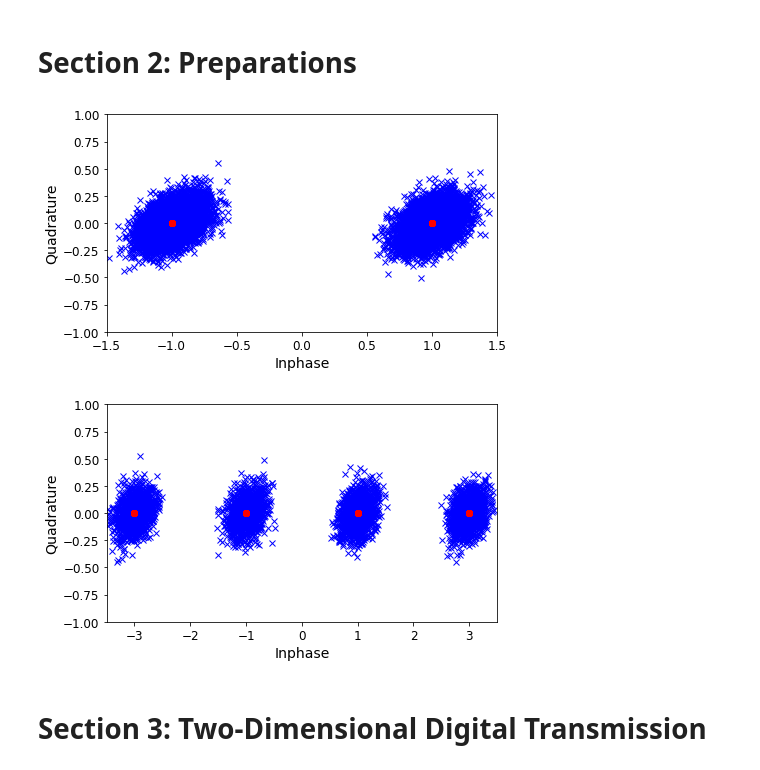
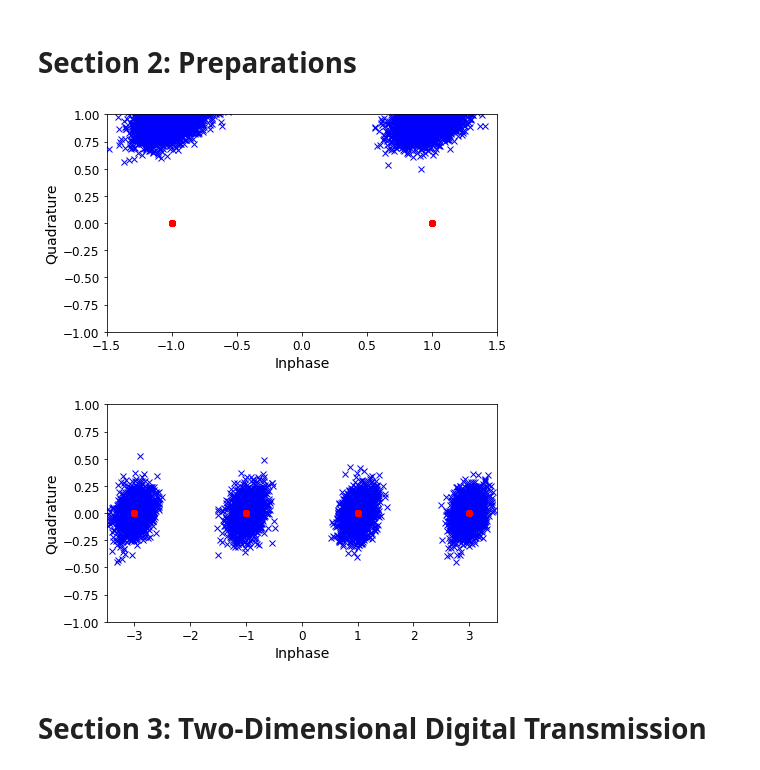
Before and after one commit to jetaehyun/ECE-3311-Projects, a Jupyter notebook: Project 5/Project 5 ECE3311.ipynb, the cells around one changed output. Drawn from its saved outputs; the diff is of its cells as text; code cells hidden in the pictures.

```diff
--- a/Project 5/Project 5 ECE3311.ipynb
+++ b/Project 5/Project 5 ECE3311.ipynb
@@ -140,25 +140,25 @@ ampl2_finalq = 2.*ampl2_filtq[start_samp:int(start_samp + (len(ampl2)-1)*(f_s/f_
 # %%
 # Generater scatter plots of outputs
 plt.figure(figsize=(pwidth,pheight))
 
-plt.plot(ampl1_finali,ampl1_finalq,'bx',ampl1,np.zeros((len(ampl1),)),'ro')
+plt.plot(ampl1_finali,ampl1_finalq+1,'bx',ampl1,np.zeros((len(ampl1),)),'ro')
 plt.xlim([-1.5,1.5])
 plt.ylim([-1,1])
 plt.xlabel('Inphase')
 plt.ylabel('Quadrature')
 plt.savefig('scat2ask.eps', format='eps')
 plt.show()
 
 plt.figure(figsize=(pwidth,pheight))
 plt.plot(ampl2_finali,ampl2_finalq,'bx',ampl2,np.zeros((len(ampl2),)),'ro')
 plt.xlim([-3.5,3.5])
 plt.ylim([-1,1])
 plt.xlabel('Inphase')
 plt.ylabel('Quadrature')
 plt.savefig('scat4ask.eps', format='eps')
 plt.show()
 # %% [output]
-[figure, old version]
+[figure, new version]
 [figure]
 # %% [markdown]
 # Section 3: Two-Dimensional Digital Transmission
```
Also changed, not shown: parts of 1 cell of this notebook, 2 other files.
